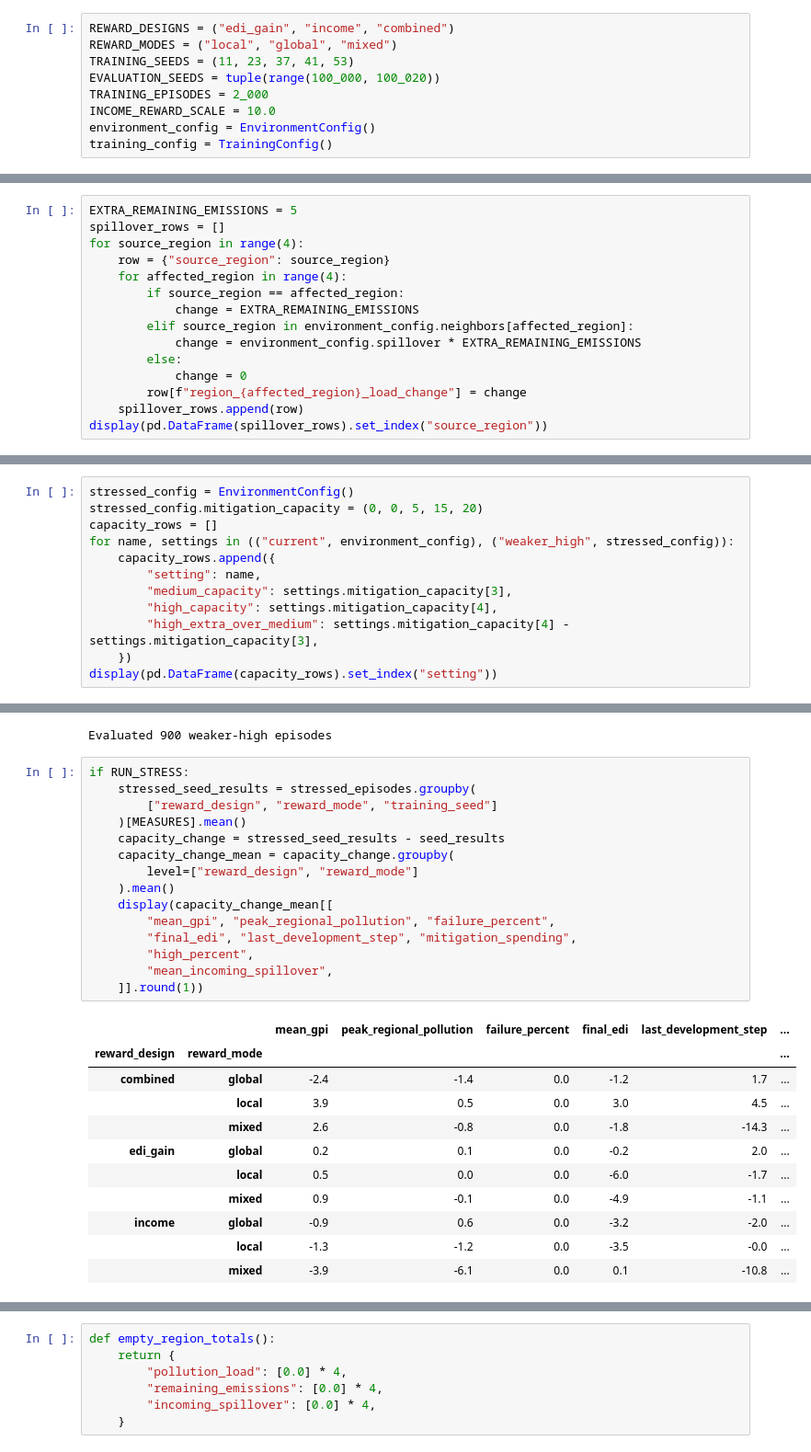
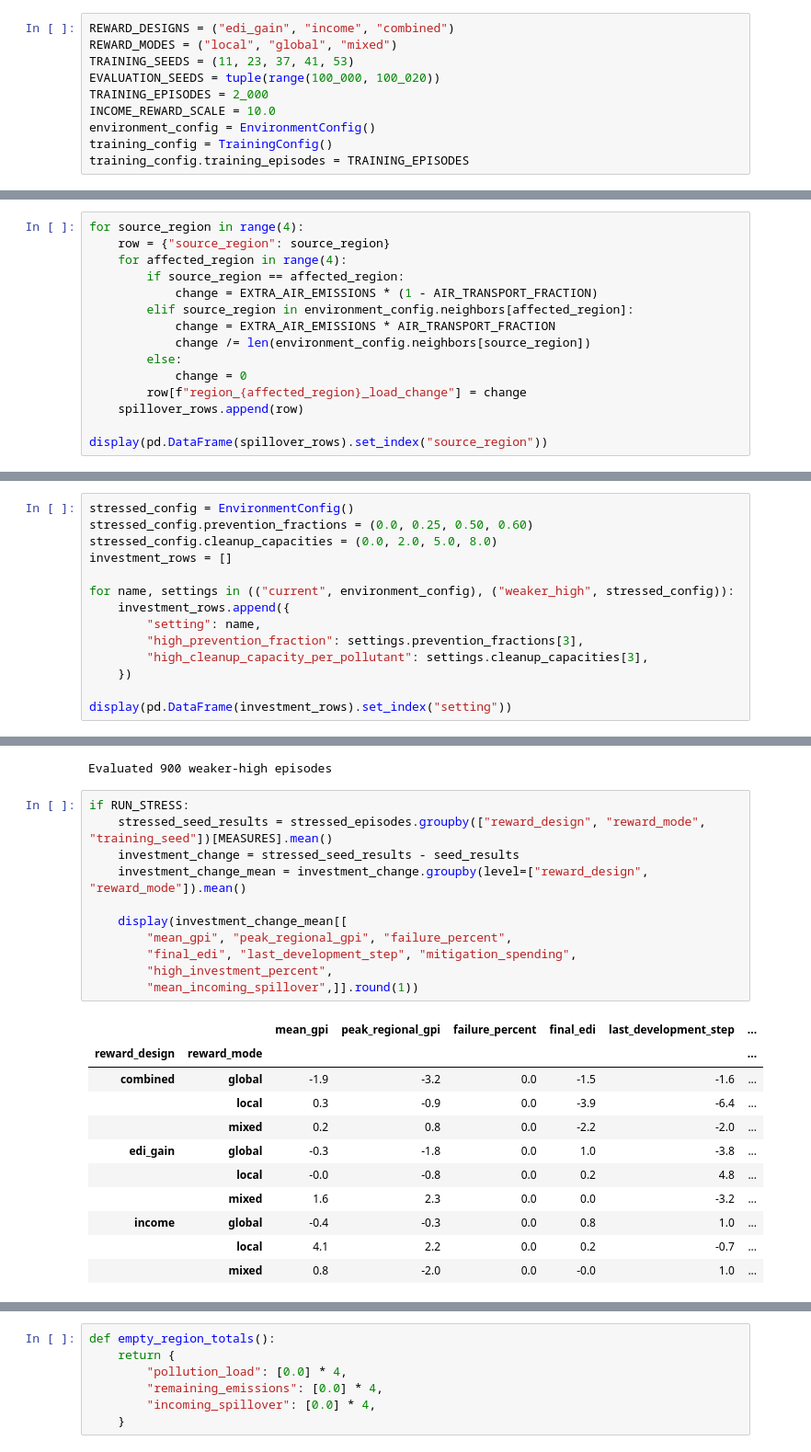
Before and after one commit to Barderus/regional-pollution-marl, a Jupyter notebook: study_2_economic_sustainability/notebooks/08_reward_design.ipynb, the cells around one changed output, grey strips where cells are left out. Shown at 92% size. Cells and saved outputs as stored; diff of their text form.

```diff
--- a/study_2_economic_sustainability/notebooks/08_reward_design.ipynb
+++ b/study_2_economic_sustainability/notebooks/08_reward_design.ipynb
@@ -24,6 +23,7 @@ TRAINING_EPISODES = 2_000
 INCOME_REWARD_SCALE = 10.0
 environment_config = EnvironmentConfig()
 training_config = TrainingConfig()
+training_config.training_episodes = TRAINING_EPISODES
 # %% [markdown]
 ## Define the economic rewards
 
@@ -265,17 +242,17 @@ display(seed_spread[["final_edi", "mean_gpi", "mitigation_spending", "failure_pe
 # %%
-EXTRA_REMAINING_EMISSIONS = 5
-spillover_rows = []
 for source_region in range(4):
     row = {"source_region": source_region}
     for affected_region in range(4):
         if source_region == affected_region:
-            change = EXTRA_REMAINING_EMISSIONS
+            change = EXTRA_AIR_EMISSIONS * (1 - AIR_TRANSPORT_FRACTION)
         elif source_region in environment_config.neighbors[affected_region]:
-            change = environment_config.spillover * EXTRA_REMAINING_EMISSIONS
+            change = EXTRA_AIR_EMISSIONS * AIR_TRANSPORT_FRACTION
+            change /= len(environment_config.neighbors[source_region])
         else:
             change = 0
         row[f"region_{affected_region}_load_change"] = change
     spillover_rows.append(row)
+
 display(pd.DataFrame(spillover_rows).set_index("source_region"))
 # %% [output]
 |  | region_0_load_change | region_1_load_change | region_2_load_change | region_3_load_change |
@@ -314,13 +290,15 @@ display(mean_results[["mean_incoming_spillover"]].round(2))
 # %%
 stressed_config = EnvironmentConfig()
-stressed_config.mitigation_capacity = (0, 0, 5, 15, 20)
-capacity_rows = []
+stressed_config.prevention_fractions = (0.0, 0.25, 0.50, 0.60)
+stressed_config.cleanup_capacities = (0.0, 2.0, 5.0, 8.0)
+investment_rows = []
+
 for name, settings in (("current", environment_config), ("weaker_high", stressed_config)):
-    capacity_rows.append({
+    investment_rows.append({
         "setting": name,
-        "medium_capacity": settings.mitigation_capacity[3],
-        "high_capacity": settings.mitigation_capacity[4],
-        "high_extra_over_medium": settings.mitigation_capacity[4] - settings.mitigation_capacity[3],
+        "high_prevention_fraction": settings.prevention_fractions[3],
+        "high_cleanup_capacity_per_pollutant": settings.cleanup_capacities[3],
     })
-display(pd.DataFrame(capacity_rows).set_index("setting"))
+
+display(pd.DataFrame(investment_rows).set_index("setting"))
 # %% [output]
@@ -372,28 +350,24 @@ if RUN_STRESS:
 Evaluated 900 weaker-high episodes
 # %%
 if RUN_STRESS:
-    stressed_seed_results = stressed_episodes.groupby(
-        ["reward_design", "reward_mode", "training_seed"]
-    )[MEASURES].mean()
-    capacity_change = stressed_seed_results - seed_results
-    capacity_change_mean = capacity_change.groupby(
-        level=["reward_design", "reward_mode"]
-    ).mean()
-    display(capacity_change_mean[[
-        "mean_gpi", "peak_regional_pollution", "failure_percent",
+    stressed_seed_results = stressed_episodes.groupby(["reward_design", "reward_mode", "training_seed"])[MEASURES].mean()
+    investment_change = stressed_seed_results - seed_results
+    investment_change_mean = investment_change.groupby(level=["reward_design", "reward_mode"]).mean()
+
+    display(investment_change_mean[[
+        "mean_gpi", "peak_regional_gpi", "failure_percent",
         "final_edi", "last_development_step", "mitigation_spending",
-        "high_percent",
-        "mean_incoming_spillover",
-    ]].round(1))
+        "high_investment_percent",
+        "mean_incoming_spillover",]].round(1))
 # %% [output]
-|  |  | mean_gpi | peak_regional_pollution | failure_percent | final_edi | last_development_step | ... |
+|  |  | mean_gpi | peak_regional_gpi | failure_percent | final_edi | last_development_step | ... |
 | reward_design | reward_mode |  |  |  |  |  | ... |
-| combined | global | -2.4 | -1.4 | 0.0 | -1.2 | 1.7 | ... |
-|  | local | 3.9 | 0.5 | 0.0 | 3.0 | 4.5 | ... |
-|  | mixed | 2.6 | -0.8 | 0.0 | -1.8 | -14.3 | ... |
-| edi_gain | global | 0.2 | 0.1 | 0.0 | -0.2 | 2.0 | ... |
-|  | local | 0.5 | 0.0 | 0.0 | -6.0 | -1.7 | ... |
-|  | mixed | 0.9 | -0.1 | 0.0 | -4.9 | -1.1 | ... |
-| income | global | -0.9 | 0.6 | 0.0 | -3.2 | -2.0 | ... |
-|  | local | -1.3 | -1.2 | 0.0 | -3.5 | -0.0 | ... |
-|  | mixed | -3.9 | -6.1 | 0.0 | 0.1 | -10.8 | ... |
+| combined | global | -1.9 | -3.2 | 0.0 | -1.5 | -1.6 | ... |
+|  | local | 0.3 | -0.9 | 0.0 | -3.9 | -6.4 | ... |
+|  | mixed | 0.2 | 0.8 | 0.0 | -2.2 | -2.0 | ... |
+| edi_gain | global | -0.3 | -1.8 | 0.0 | 1.0 | -3.8 | ... |
+|  | local | -0.0 | -0.8 | 0.0 | 0.2 | 4.8 | ... |
+|  | mixed | 1.6 | 2.3 | 0.0 | 0.0 | -3.2 | ... |
+| income | global | -0.4 | -0.3 | 0.0 | 0.8 | 1.0 | ... |
+|  | local | 4.1 | 2.2 | 0.0 | 0.2 | -0.7 | ... |
+|  | mixed | 0.8 | -2.0 | 0.0 | -0.0 | 1.0 | ... |
```
Also changed, not shown: parts of 118 cells of this notebook, 1 other file.
